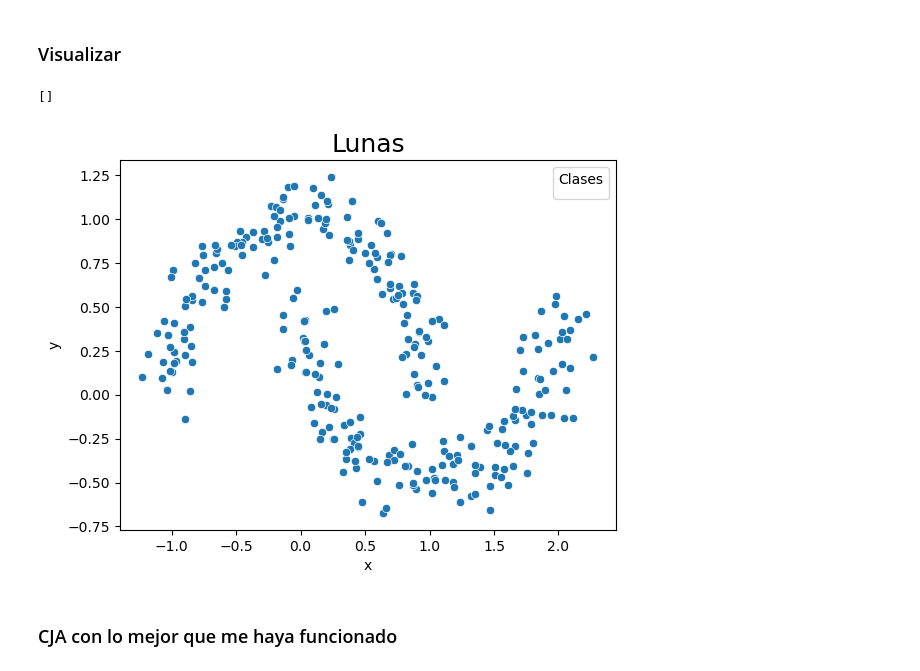
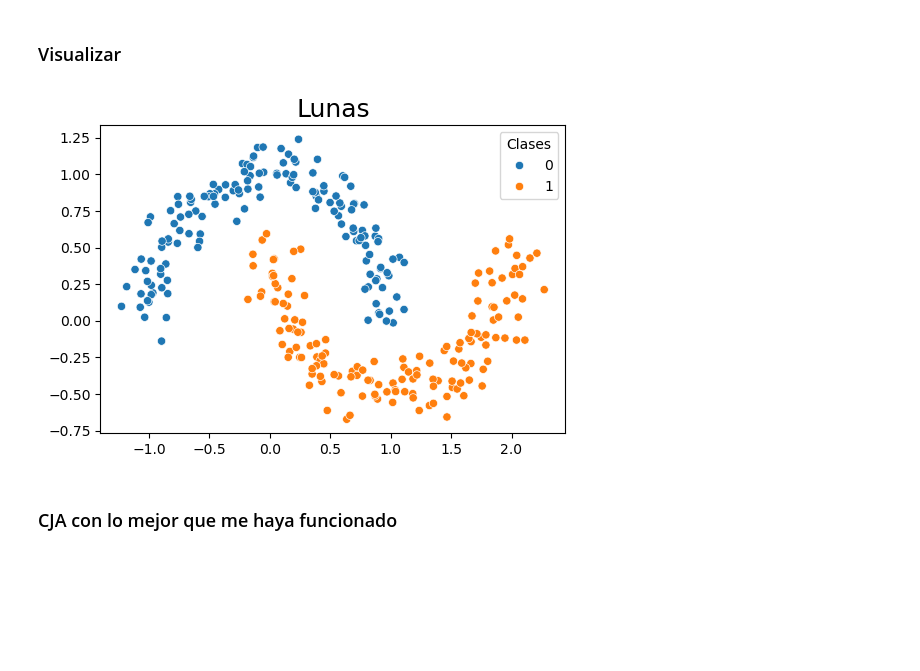
Before and after one commit to Gustavo-HA/MCE-Segundo_Semestre, a Jupyter notebook: Ciencia de Datos/Tareas/Tarea2/Tarea2.ipynb, the cells around one changed output. Saved outputs shown, nothing was run; the diff lists cells and outputs as text; code cells hidden in the pictures; blank space fills up the shorter version.

```diff
--- a/Ciencia de Datos/Tareas/Tarea2/Tarea2.ipynb
+++ b/Ciencia de Datos/Tareas/Tarea2/Tarea2.ipynb
@@ -41,16 +44,20 @@ def cj_grafos(grafo: dict, enlace : Literal["single-linkage",
 # %%
 X_moon, y_moon = make_moons(n_samples=300, noise=0.1, random_state=42)
 
-df_moon = pd.DataFrame({"x" : X_moon[:,0],
-                        "y" : X_moon[:,1],
-                        "class" : y_moon})
+df_moon = pd.DataFrame({"x": X_moon[:, 0],
+                        "y": X_moon[:, 1],
+                        "class": y_moon})
 
-sns.scatterplot(data = df_moon, x = "x", y="y")
-plt.title("Lunas", size = 18)
-plt.legend(title= "Clases")
-plt.plot()
+
+fig, ax = plt.subplots(1,1,figsize=(6,4))
+
+sns.scatterplot(data=df_moon, x="x", y="y", hue="class", ax = ax)
+plt.title("Lunas", size=18)
+plt.legend(title="Clases")
+plt.xlabel("")
+plt.ylabel("")
+plt.savefig("p3.pdf", format="pdf", bbox_inches="tight")
 # %% [output]
-[]
-[figure, old version]
+[figure, new version]
 # %% [markdown]
 ### CJA con lo mejor que me haya funcionado
```
Also changed, not shown: parts of 18 cells of this notebook, 1 other file.
